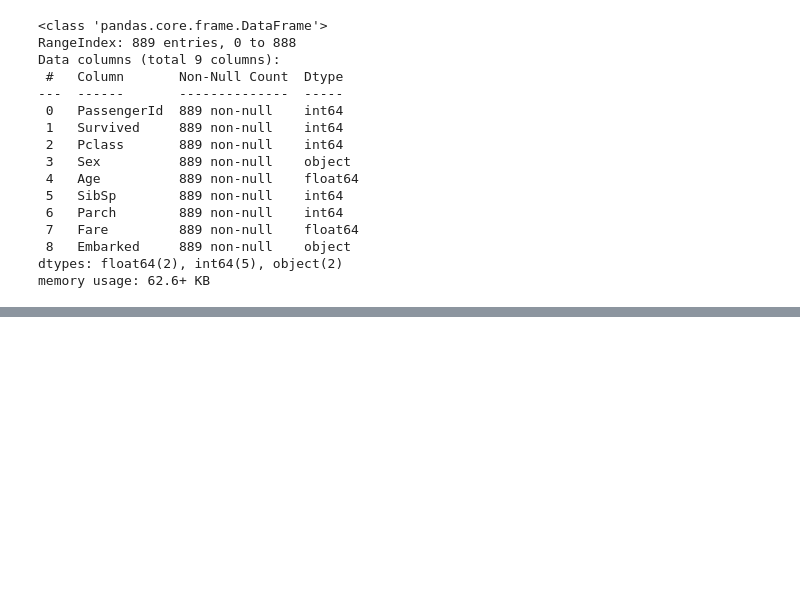
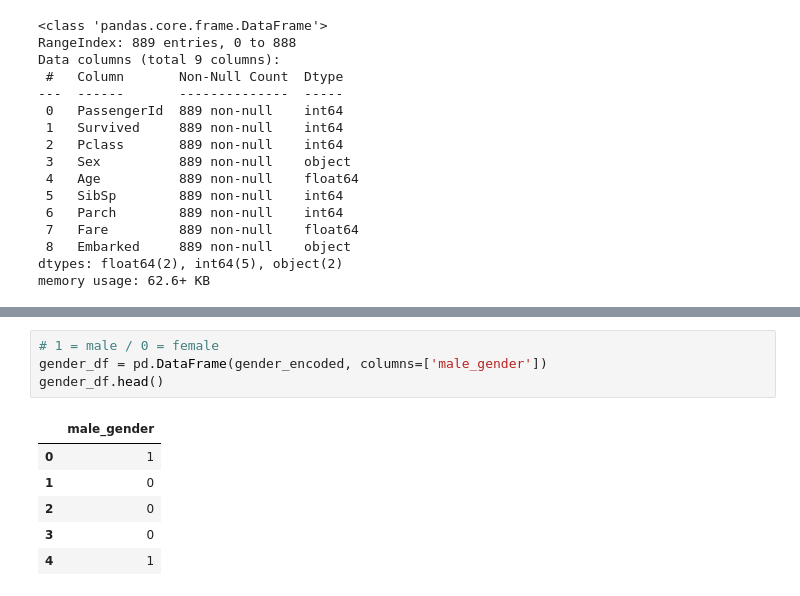
Before and after one commit to gofr1/jupyter-learning, a Jupyter notebook: machine-learning-basics/regression-models/c-logistic-regression.ipynb, the cells around one changed output, grey strips where cells are left out. Drawn from its saved outputs; the diff is of its cells as text; blank space fills up the shorter version.

```diff
--- a/machine-learning-basics/regression-models/c-logistic-regression.ipynb
+++ b/machine-learning-basics/regression-models/c-logistic-regression.ipynb
@@ -278,0 +300,11 @@ memory usage: 62.6+ KB
+# %%
+# 1 = male / 0 = female
+gender_df = pd.DataFrame(gender_encoded, columns=['male_gender'])
+gender_df.head()
+# %% [output]
+|  | male_gender |
+| 0 | 1 |
+| 1 | 0 |
+| 2 | 0 |
+| 3 | 0 |
+| 4 | 1 |
```
Also changed, not shown: parts of 7 cells of this notebook.
